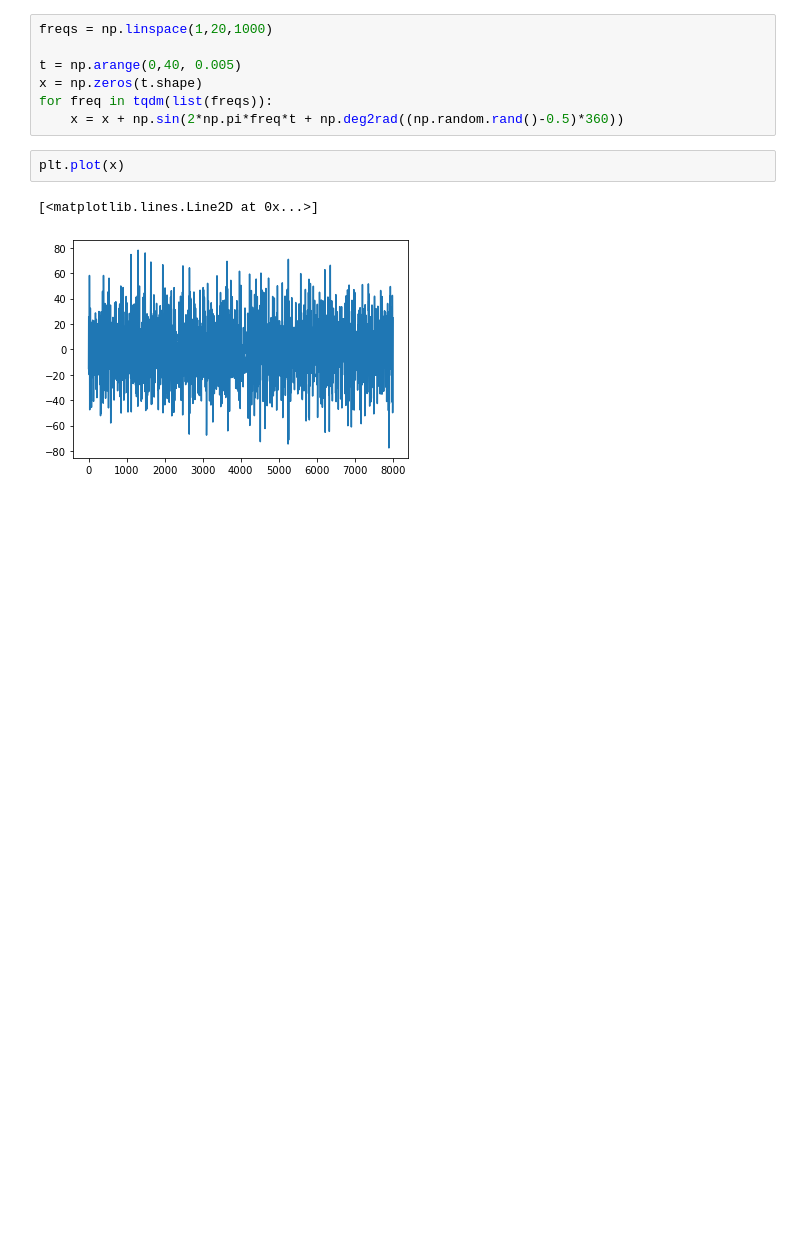
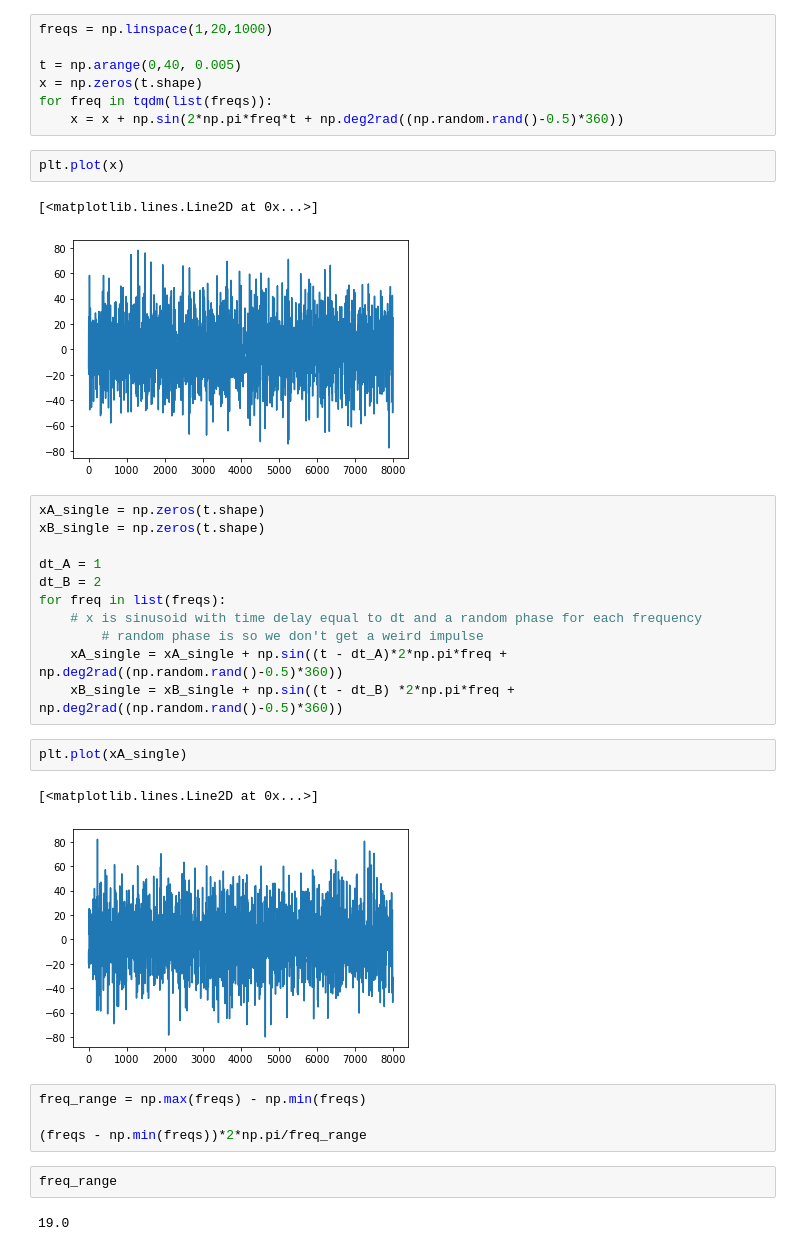
Before and after one commit to John-Ragland/NI_simulation, a Jupyter notebook: scripts/building_harmonic_source.ipynb, the cells around one changed output. Saved outputs shown, nothing was run; the diff lists cells and outputs as text; blank space fills up the shorter version.

```diff
--- a/scripts/building_harmonic_source.ipynb
+++ b/scripts/building_harmonic_source.ipynb
@@ -17,3 +17,27 @@ plt.plot(x)
 # %% [output]
 [<matplotlib.lines.Line2D at 0x...>]
 [figure]
+# %%
+xA_single = np.zeros(t.shape)
+xB_single = np.zeros(t.shape)
+
+dt_A = 1
+dt_B = 2
+for freq in list(freqs):
+    # x is sinusoid with time delay equal to dt and a random phase for each frequency
+        # random phase is so we don't get a weird impulse
+    xA_single = xA_single + np.sin((t - dt_A)*2*np.pi*freq + np.deg2rad((np.random.rand()-0.5)*360))
+    xB_single = xB_single + np.sin((t - dt_B) *2*np.pi*freq + np.deg2rad((np.random.rand()-0.5)*360))
+# %%
+plt.plot(xA_single)
+# %% [output]
+[<matplotlib.lines.Line2D at 0x...>]
+[figure, added]
+# %%
+freq_range = np.max(freqs) - np.min(freqs)
+
+(freqs - np.min(freqs))*2*np.pi/freq_range
+# %%
+freq_range
+# %% [output]
+19.0
```
Also changed, not shown: 2 other files.
